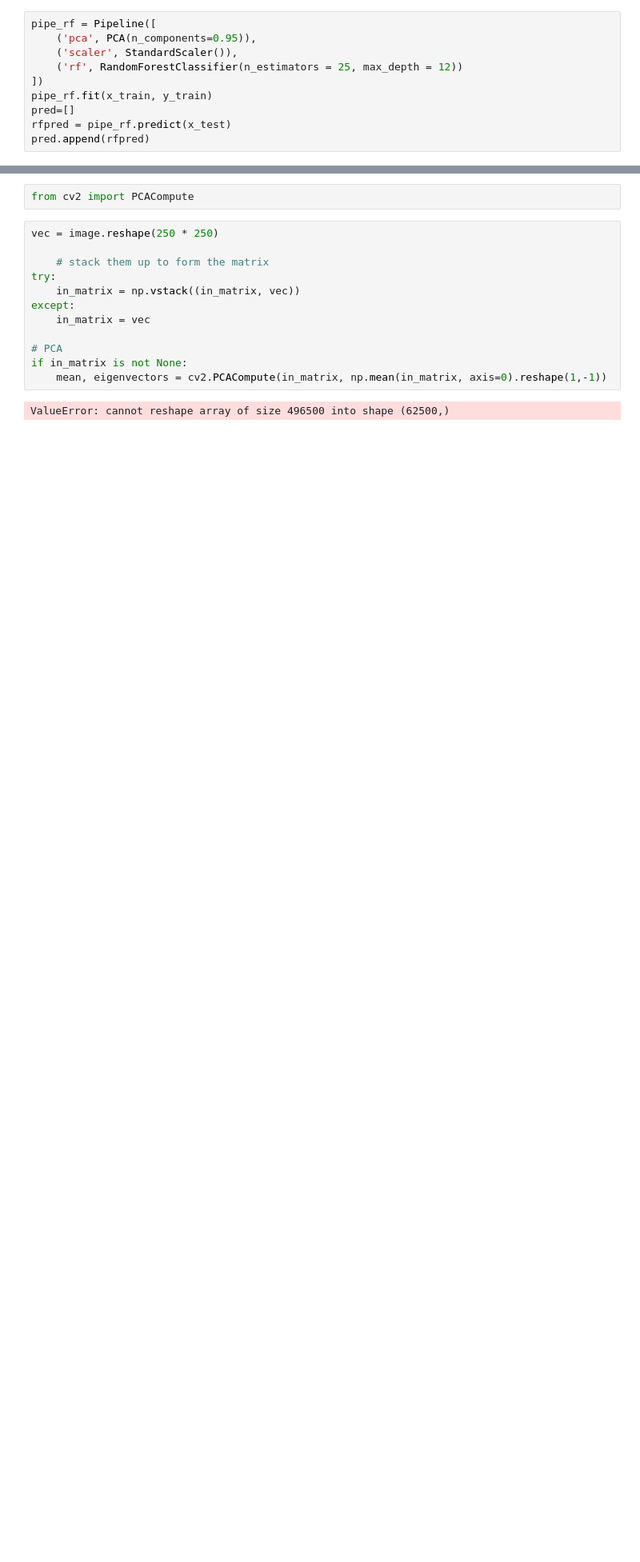
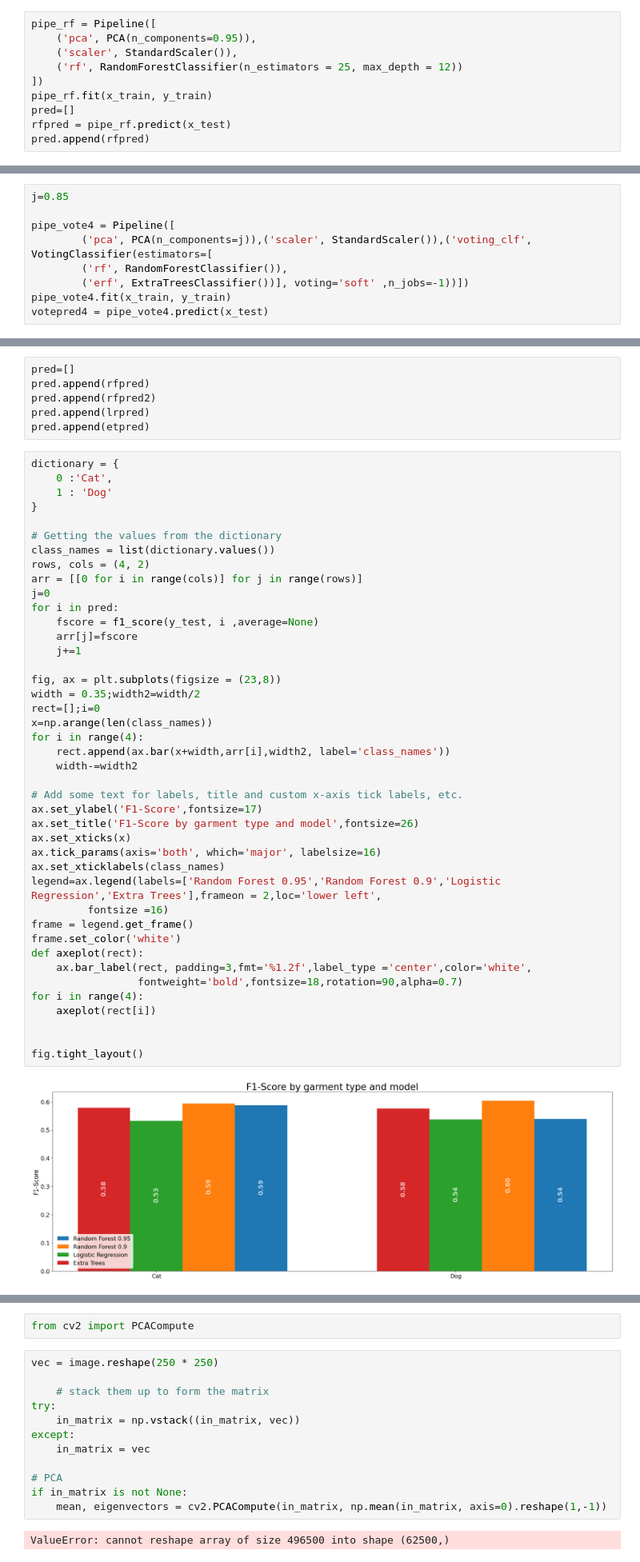
Before and after one commit to noamya-sh/Final-project-SemesterB, a Jupyter notebook: Dogs Vs Cats.ipynb, the cells around one changed output, grey strips where cells are left out. Shown at 80% size. Saved outputs shown, nothing was run; the diff lists cells and outputs as text; blank space fills up the shorter version.

Commit message:
voting & pca

```diff
--- a/Dogs Vs Cats.ipynb
+++ b/Dogs Vs Cats.ipynb
@@ -228,0 +320,9 @@ pred.append(etpred)
+# %%
+j=0.85
+
+pipe_vote4 = Pipeline([
+        ('pca', PCA(n_components=j)),('scaler', StandardScaler()),('voting_clf', VotingClassifier(estimators=[
+        ('rf', RandomForestClassifier()),
+        ('erf', ExtraTreesClassifier())], voting='soft' ,n_jobs=-1))])
+pipe_vote4.fit(x_train, y_train)
+votepred4 = pipe_vote4.predict(x_test)
@@ -228,0 +378,50 @@ pred.append(etpred)
+# %%
+pred=[]
+pred.append(rfpred)
+pred.append(rfpred2)
+pred.append(lrpred)
+pred.append(etpred)
+# %%
+dictionary = {
+    0 :'Cat',
+    1 : 'Dog'
+}
+
+# Getting the values from the dictionary
+class_names = list(dictionary.values())
+rows, cols = (4, 2)
+arr = [[0 for i in range(cols)] for j in range(rows)]
+j=0
+for i in pred:
+    fscore = f1_score(y_test, i ,average=None)
+    arr[j]=fscore
+    j+=1
+
+fig, ax = plt.subplots(figsize = (23,8))
+width = 0.35;width2=width/2
+rect=[];i=0
+x=np.arange(len(class_names))
+for i in range(4):
+    rect.append(ax.bar(x+width,arr[i],width2, label='class_names'))
+    width-=width2
+
+# Add some text for labels, title and custom x-axis tick labels, etc.
+ax.set_ylabel('F1-Score',fontsize=17)
+ax.set_title('F1-Score by garment type and model',fontsize=26)
+ax.set_xticks(x)
+ax.tick_params(axis='both', which='major', labelsize=16)
+ax.set_xticklabels(class_names)
+legend=ax.legend(labels=['Random Forest 0.95','Random Forest 0.9','Logistic Regression','Extra Trees'],frameon = 2,loc='lower left',
+         fontsize =16)
+frame = legend.get_frame()
+frame.set_color('white')
+def axeplot(rect):
+    ax.bar_label(rect, padding=3,fmt='%1.2f',label_type ='center',color='white',
+                 fontweight='bold',fontsize=18,rotation=90,alpha=0.7)
+for i in range(4):
+    axeplot(rect[i])
+
+
+fig.tight_layout()
+# %% [output]
+[figure, added]
```
Also changed, not shown: parts of 20 cells of this notebook.
